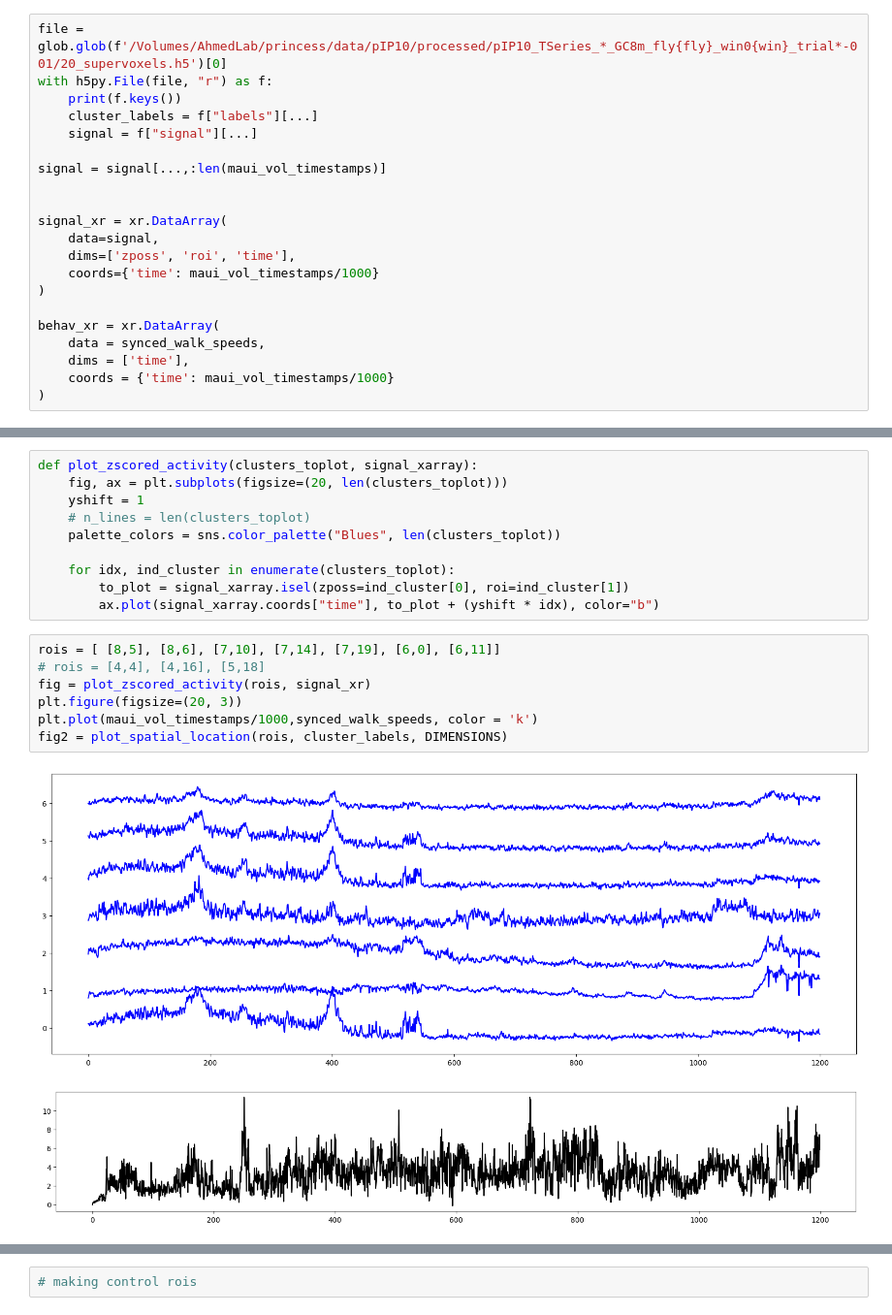
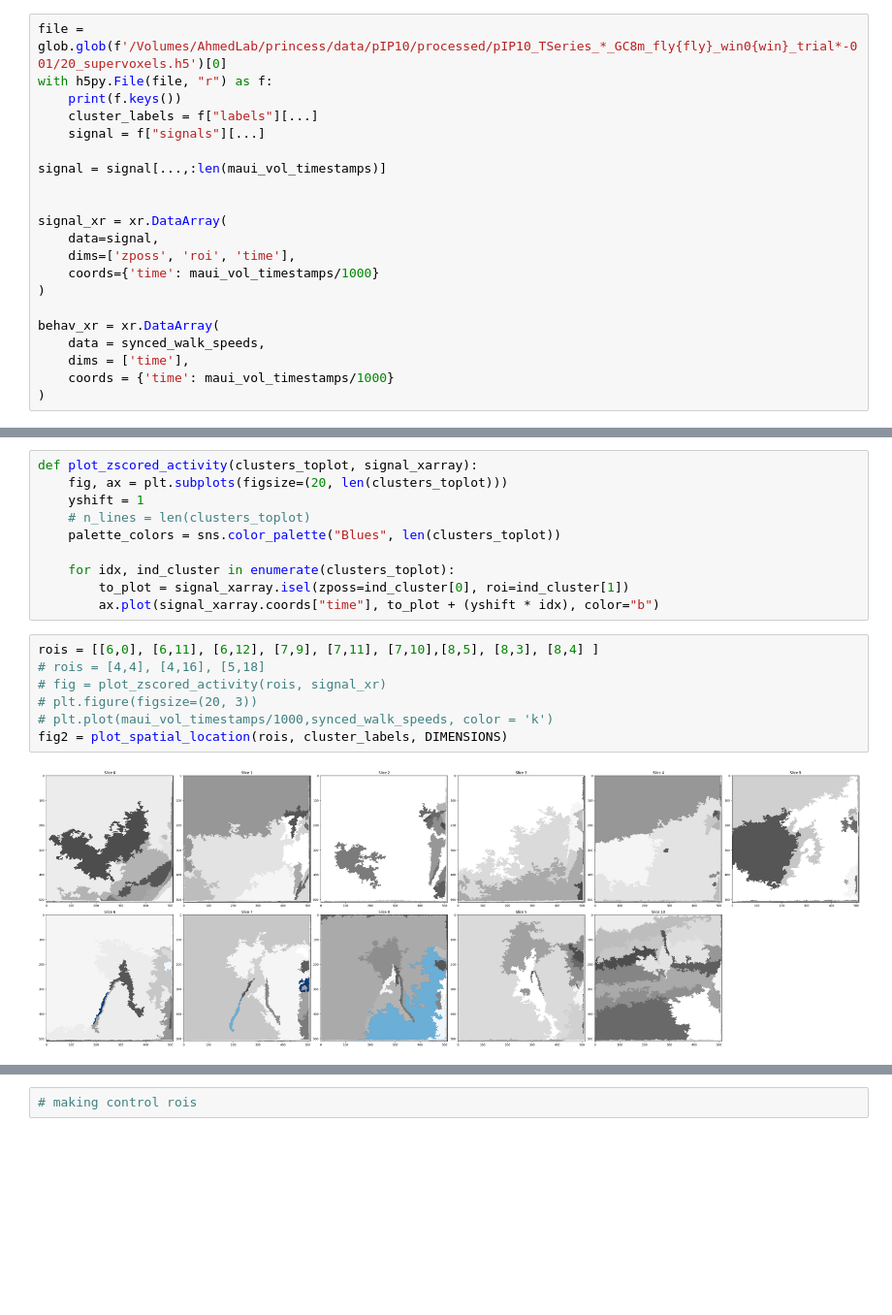
Before and after one commit to ptarabishi/maui_codebook, a Jupyter notebook: notebooks/2026_07_24_plotting_aligned_pIP10data.ipynb, the cells around one changed output, grey strips where cells are left out. Shown at 97% size. Saved outputs shown, nothing was run; the diff lists cells and outputs as text; blank space fills up the shorter version.

```diff
--- a/notebooks/2026_07_24_plotting_aligned_pIP10data.ipynb
+++ b/notebooks/2026_07_24_plotting_aligned_pIP10data.ipynb
@@ -62,7 +62,7 @@ file = glob.glob(f'/Volumes/AhmedLab/princess/data/pIP10/processed/pIP10_TSeries
 with h5py.File(file, "r") as f:
     print(f.keys())
     cluster_labels = f["labels"][...]
-    signal = f["signal"][...]
+    signal = f["signals"][...]
 
 signal = signal[...,:len(maui_vol_timestamps)]
 
@@ -92,12 +91,11 @@ def plot_zscored_activity(clusters_toplot, signal_xarray):
         to_plot = signal_xarray.isel(zposs=ind_cluster[0], roi=ind_cluster[1])
         ax.plot(signal_xarray.coords["time"], to_plot + (yshift * idx), color="b")
 # %%
-rois = [ [8,5], [8,6], [7,10], [7,14], [7,19], [6,0], [6,11]]
+rois = [[6,0], [6,11], [6,12], [7,9], [7,11], [7,10],[8,5], [8,3], [8,4] ]
 # rois = [4,4], [4,16], [5,18]
-fig = plot_zscored_activity(rois, signal_xr)
-plt.figure(figsize=(20, 3))
-plt.plot(maui_vol_timestamps/1000,synced_walk_speeds, color = 'k')
+# fig = plot_zscored_activity(rois, signal_xr)
+# plt.figure(figsize=(20, 3))
+# plt.plot(maui_vol_timestamps/1000,synced_walk_speeds, color = 'k')
 fig2 = plot_spatial_location(rois, cluster_labels, DIMENSIONS)
 # %% [output]
-[figure, old version]
+[figure, new version]
-[figure, removed]
```
Also changed, not shown: parts of 8 cells of this notebook.
